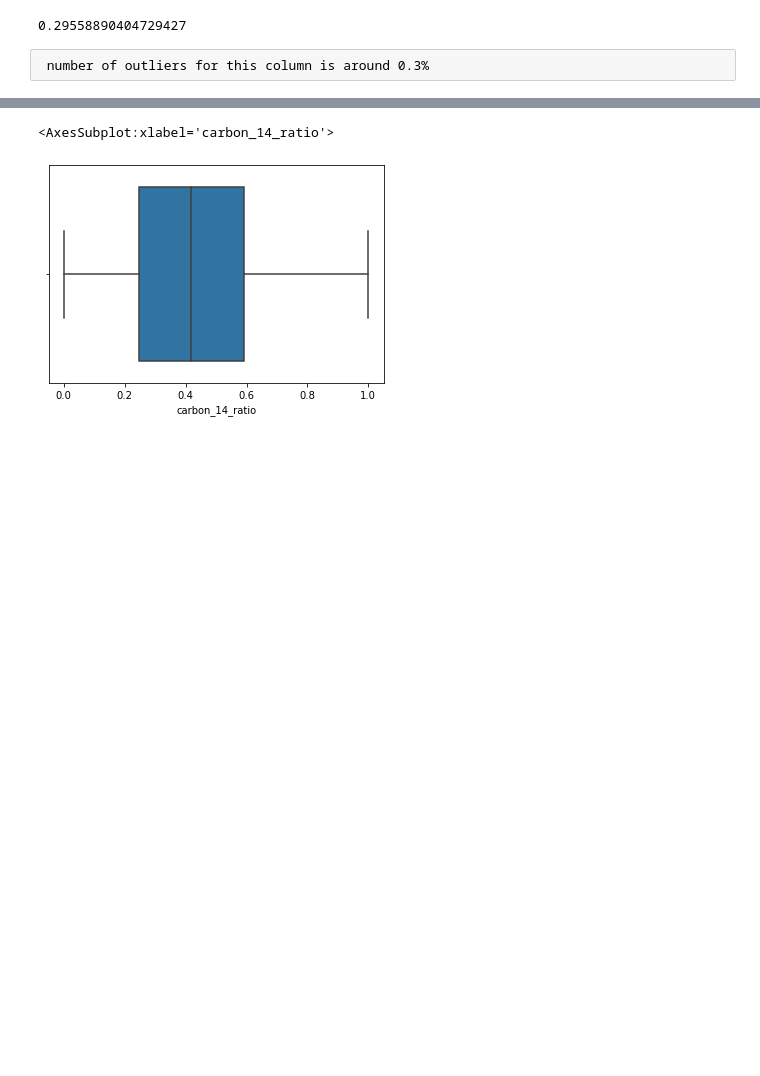
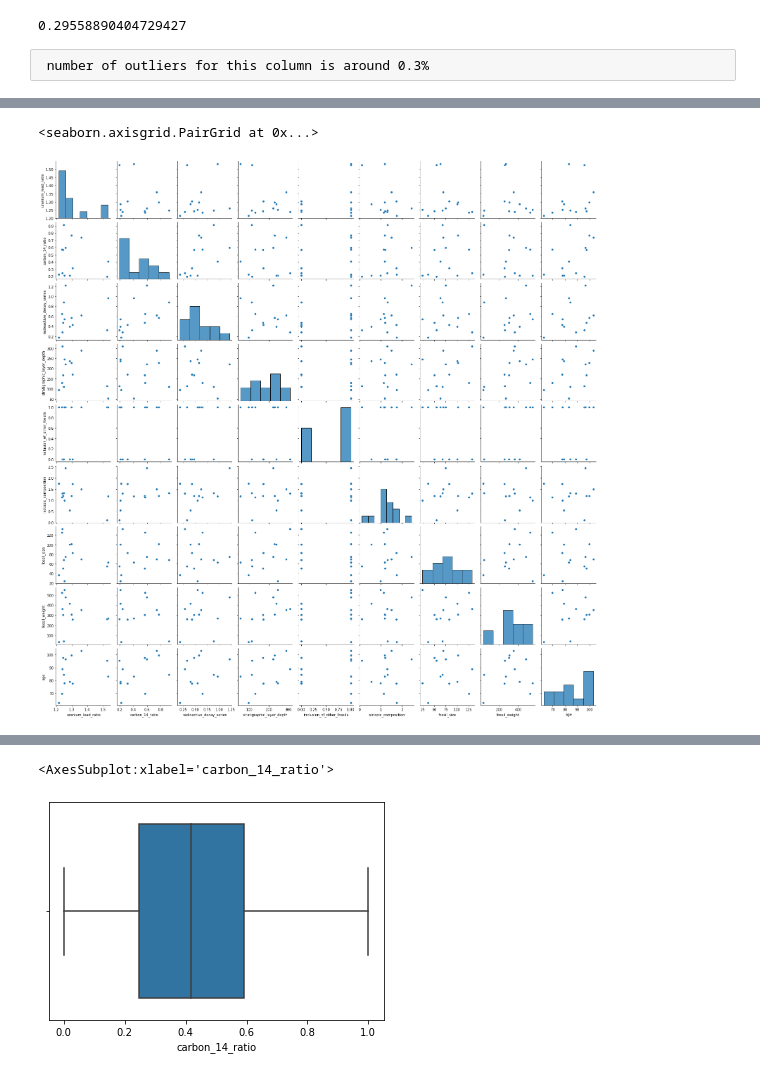
Before and after one commit to bandinikhilkuma/prediction-of-age-of-fossils, a Jupyter notebook: Untitled.ipynb, the cells around one changed output, grey strips where cells are left out. Cells and saved outputs as stored; diff of their text form; code cells hidden in the pictures; blank space fills up the shorter version.

```diff
--- a/Untitled.ipynb
+++ b/Untitled.ipynb
@@ -484,0 +423,5 @@ df[df['uranium_lead_ratio']>1.4] # no need to do analysis for 2 rows.
+# %%
+sns.pairplot(df[df['uranium_lead_ratio']>1.2])
+# %% [output]
+<seaborn.axisgrid.PairGrid at 0x...>
+[figure, added]
```
Also changed, not shown: parts of 83 cells of this notebook.
